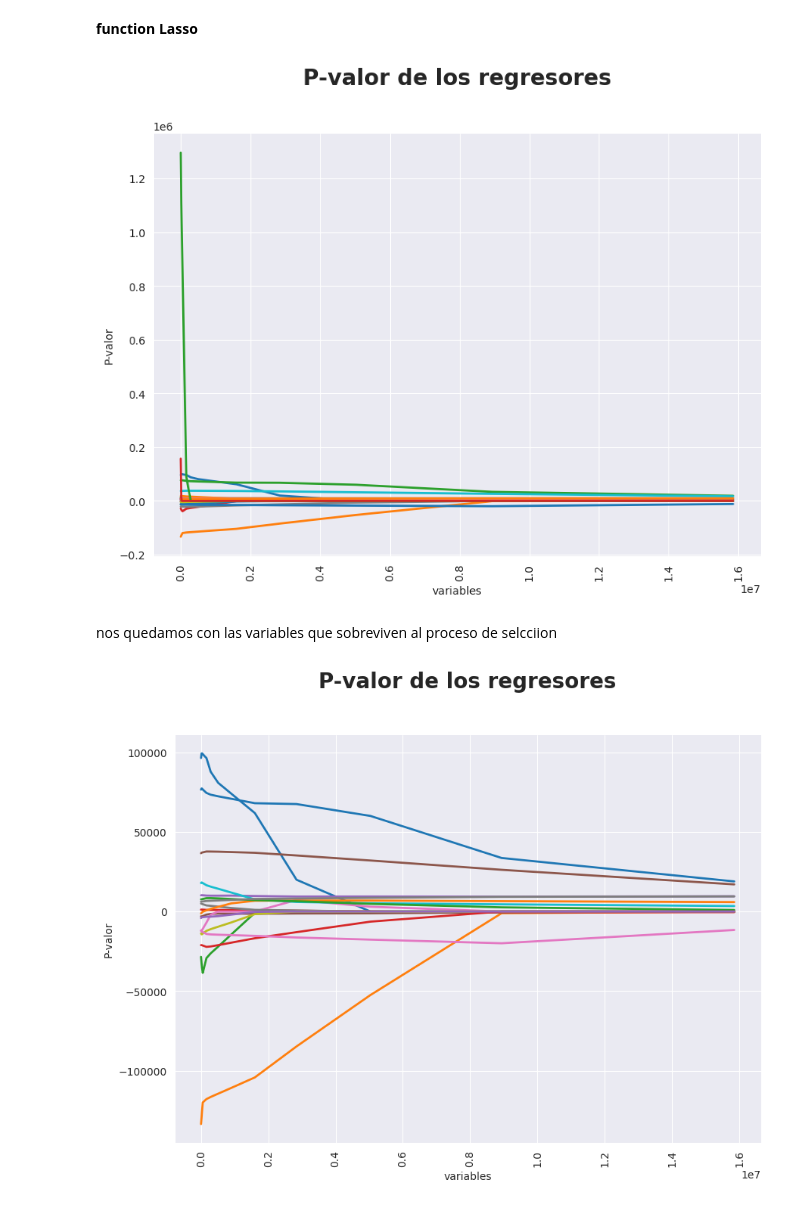
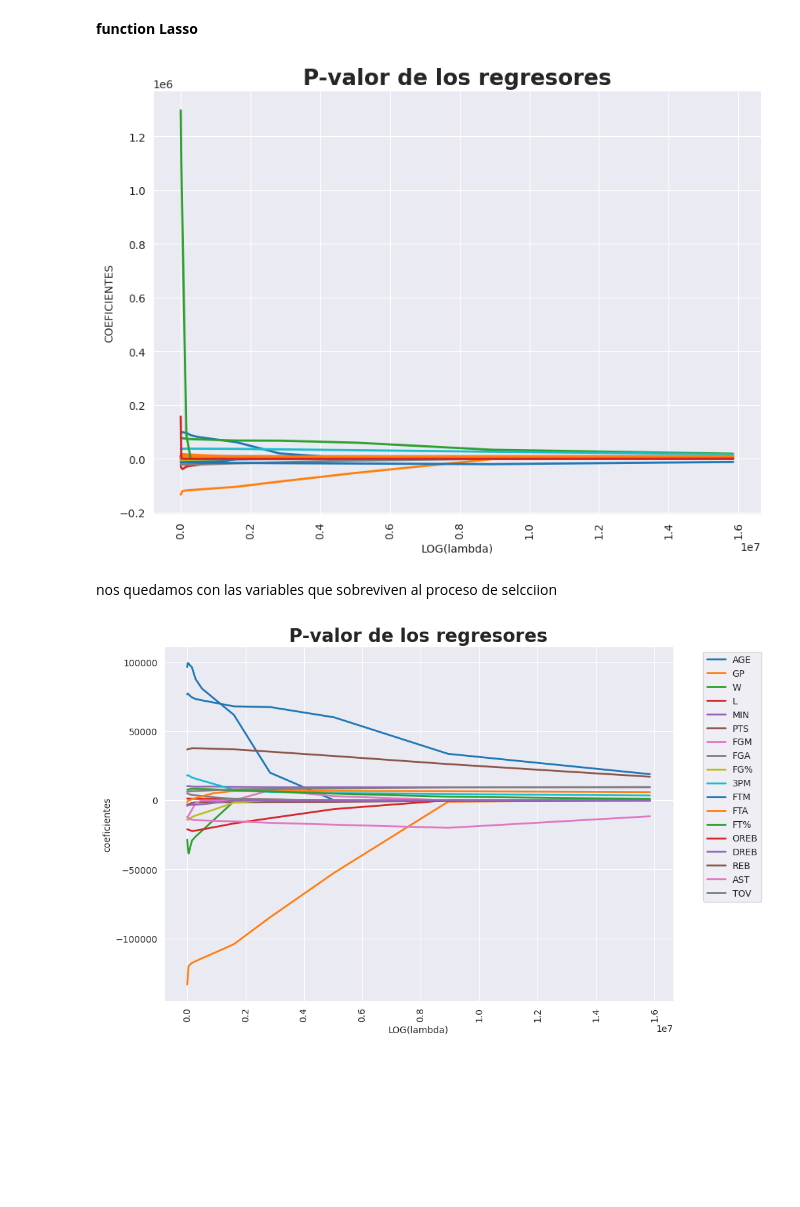
Before and after one commit to GORDIAN12/machine_learning, a Jupyter notebook: Regularization/regularization.ipynb, the cells around one changed output. Saved outputs shown, nothing was run; the diff lists cells and outputs as text; code cells hidden in the pictures; blank space fills up the shorter version.

```diff
--- a/Regularization/regularization.ipynb
+++ b/Regularization/regularization.ipynb
@@ -339,17 +339,17 @@ for a in alphas:
 # %%
 fig,ax=plt.subplots(figsize=(10,7))
 l1=plt.plot(alphas,coefs, linewidth=2)
-ax.set_title('P-valor de los regresores', fontweight='bold', fontsize=20, y=1.1)
+ax.set_title('P-valor de los regresores', fontweight='bold', fontsize=20)
 ax.spines['right'].set_visible(False)
 ax.spines['top'].set_visible(False)
 
-ax.set_ylabel('P-valor', fontsize=10)
-ax.set_xlabel('variables', fontsize=10)
+ax.set_ylabel('COEFICIENTES', fontsize=10)
+ax.set_xlabel('LOG(lambda)', fontsize=10)
 plt.xticks(rotation=90, fontsize=10)
 plt.yticks(fontsize=10)
 plt.show()
 # %% [output]
-[figure, old version]
+[figure, new version]
 # %% [markdown]
 nos quedamos con las variables que sobreviven al proceso de selcciion
 # %%
@@ -358,14 +358,15 @@ variables_importantes=coeficientes.loc[:,x_train.columns[coeficientes.loc[45:].a
 # %%
 fig,ax=plt.subplots(figsize=(10,7))
 l1=plt.plot(alphas,variables_importantes, linewidth=2)
-ax.set_title('P-valor de los regresores', fontweight='bold', fontsize=20, y=1.1)
+ax.set_title('P-valor de los regresores', fontweight='bold', fontsize=20)
+ax.legend(coeficientes.columns, fontsize=10 ,loc='best', bbox_to_anchor=(1.05, 1))
 ax.spines['right'].set_visible(False)
 ax.spines['top'].set_visible(False)
 
-ax.set_ylabel('P-valor', fontsize=10)
-ax.set_xlabel('variables', fontsize=10)
+ax.set_ylabel('coeficientes', fontsize=10)
+ax.set_xlabel('LOG(lambda)', fontsize=10)
 plt.xticks(rotation=90, fontsize=10)
 plt.yticks(fontsize=10)
 plt.show()
 # %% [output]
-[figure, old version]
+[figure, new version]
```
Also changed, not shown: parts of 15 cells of this notebook.
